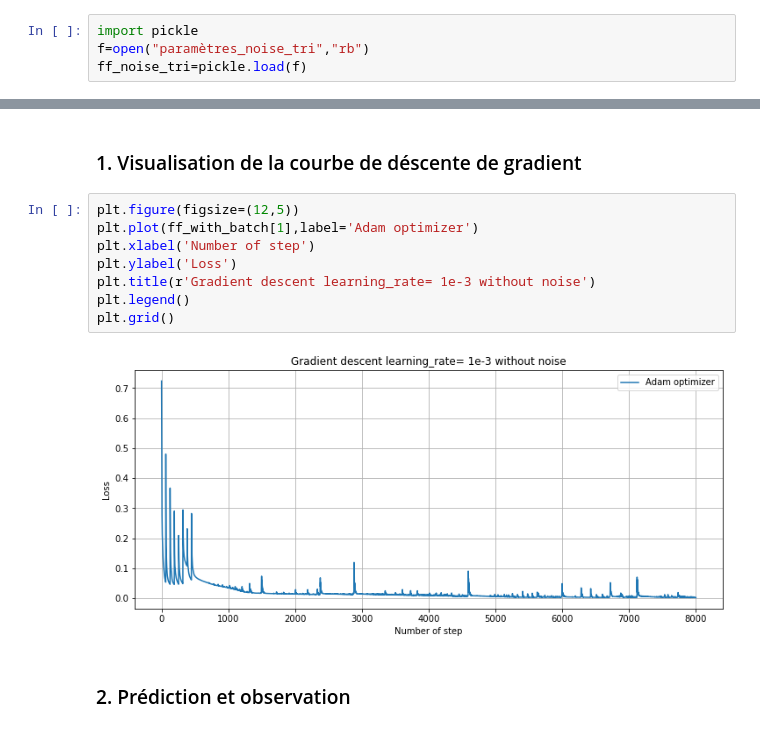
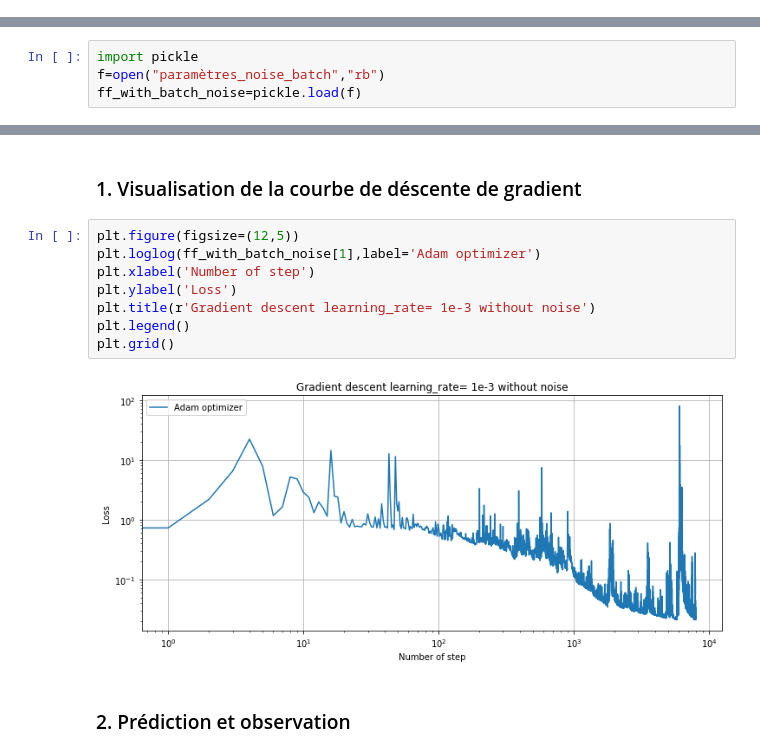
Before and after one commit to yao-clou/Deep_Learning, a Jupyter notebook: MLP_channel_XYZ_Band_I.ipynb, the cells around one changed output, grey strips where cells are left out. Drawn from its saved outputs; the diff is of its cells as text.

```diff
--- a/MLP_channel_XYZ_Band_I.ipynb
+++ b/MLP_channel_XYZ_Band_I.ipynb
@@ -672,12 +688,12 @@ ff=pickle.load(f)
 # %%
 f_noise=open("paramètres_noise","rb")
 ff_noise=pickle.load(f_noise)
-# %%
-import pickle
-f=open("paramètres_noise_tri","rb")
-ff_noise_tri=pickle.load(f)
 # %%
 import pickle
 f=open("paramètres_with_batch","rb")
 ff_with_batch=pickle.load(f)
+# %%
+import pickle
+f=open("paramètres_noise_batch","rb")
+ff_with_batch_noise=pickle.load(f)
 # %%
@@ -690,14 +706,14 @@ ff_noise[3]
 ###  1. Visualisation de la courbe de déscente de gradient
 # %%
 plt.figure(figsize=(12,5))
-plt.plot(ff_with_batch[1],label='Adam optimizer')
+plt.loglog(ff_with_batch_noise[1],label='Adam optimizer')
 plt.xlabel('Number of step')
 plt.ylabel('Loss')
 plt.title(r'Gradient descent learning_rate= 1e-3 without noise')
 plt.legend()
 plt.grid()
 # %% [output]
-[figure, old version]
+[figure, new version]
 # %% [markdown]
 ###  2. Prédiction et observation
 # %%
```
Also changed, not shown: parts of 61 cells of this notebook.
